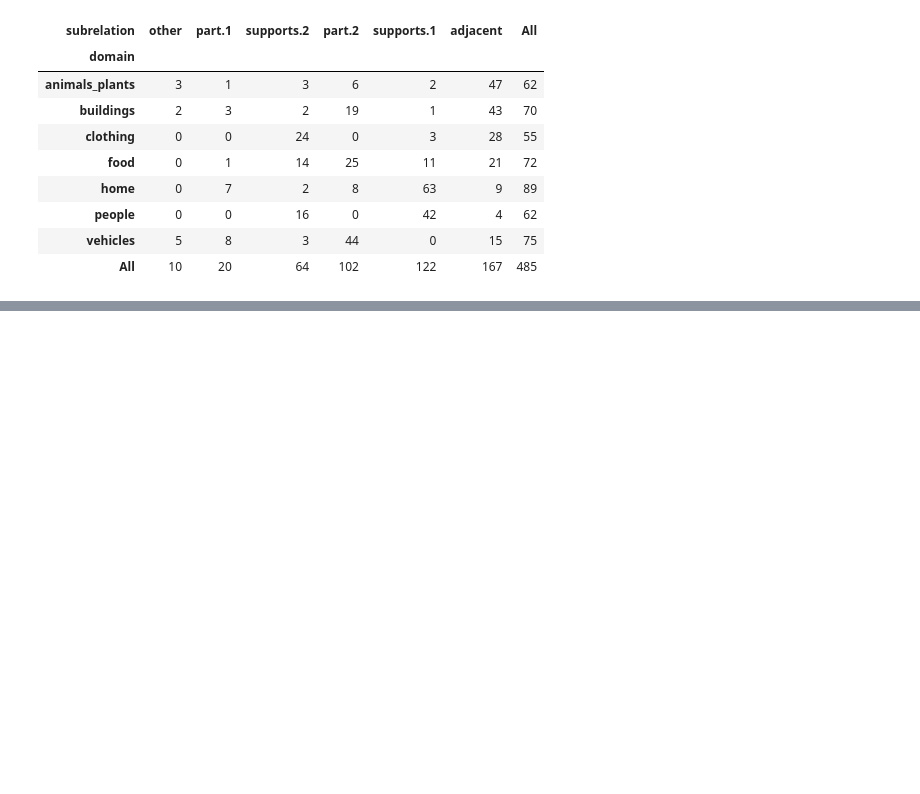
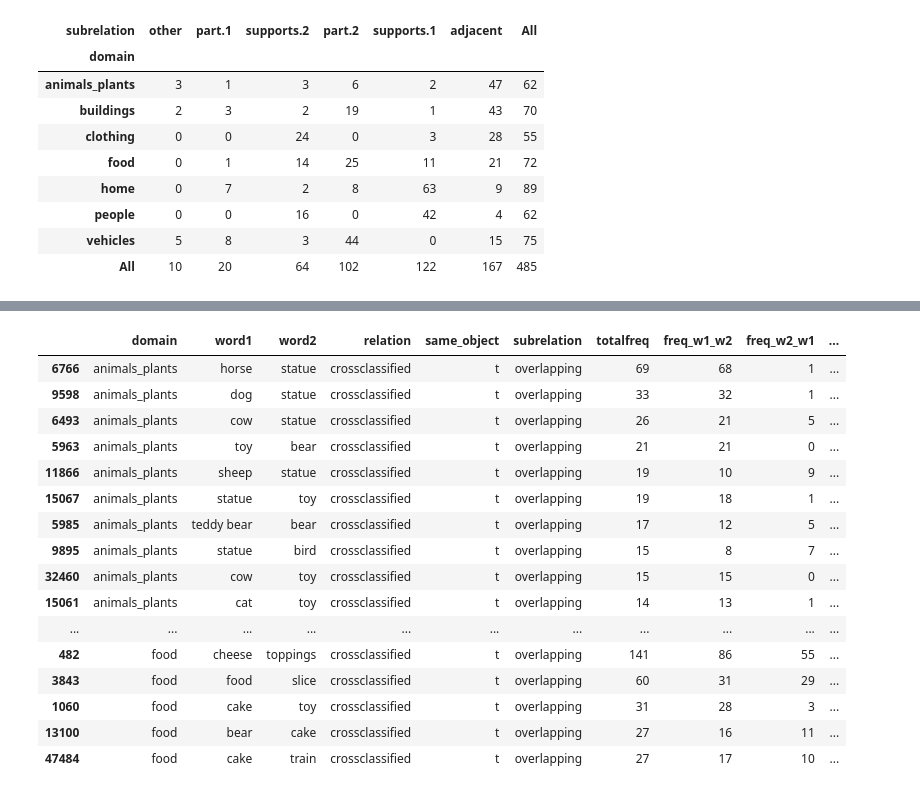
Before and after one commit to sinazarriess/many_names_collection, a Jupyter notebook: analysis/explore.ipynb, the cells around one changed output, grey strips where cells are left out. Saved outputs shown, nothing was run; the diff lists cells and outputs as text; code cells hidden in the pictures; blank space fills up the shorter version.

```diff
--- a/analysis/explore.ipynb
+++ b/analysis/explore.ipynb
@@ -177,0 +171,20 @@ other
+# %%
+t[t.subrelation=="overlapping"]
+# %% [output]
+|  | domain | word1 | word2 | relation | same_object | subrelation | totalfreq | freq_w1_w2 | freq_w2_w1 | ... |
+| 6766 | animals_plants | horse | statue | crossclassified | t | overlapping | 69 | 68 | 1 | ... |
+| 9598 | animals_plants | dog | statue | crossclassified | t | overlapping | 33 | 32 | 1 | ... |
+| 6493 | animals_plants | cow | statue | crossclassified | t | overlapping | 26 | 21 | 5 | ... |
+| 5963 | animals_plants | toy | bear | crossclassified | t | overlapping | 21 | 21 | 0 | ... |
+| 11866 | animals_plants | sheep | statue | crossclassified | t | overlapping | 19 | 10 | 9 | ... |
+| 15067 | animals_plants | statue | toy | crossclassified | t | overlapping | 19 | 18 | 1 | ... |
+| 5985 | animals_plants | teddy bear | bear | crossclassified | t | overlapping | 17 | 12 | 5 | ... |
+| 9895 | animals_plants | statue | bird | crossclassified | t | overlapping | 15 | 8 | 7 | ... |
+| 32460 | animals_plants | cow | toy | crossclassified | t | overlapping | 15 | 15 | 0 | ... |
+| 15061 | animals_plants | cat | toy | crossclassified | t | overlapping | 14 | 13 | 1 | ... |
+| ... | ... | ... | ... | ... | ... | ... | ... | ... | ... | ... |
+| 482 | food | cheese | toppings | crossclassified | t | overlapping | 141 | 86 | 55 | ... |
+| 3843 | food | food | slice | crossclassified | t | overlapping | 60 | 31 | 29 | ... |
+| 1060 | food | cake | toy | crossclassified | t | overlapping | 31 | 28 | 3 | ... |
+| 13100 | food | bear | cake | crossclassified | t | overlapping | 27 | 16 | 11 | ... |
+| 47484 | food | cake | train | crossclassified | t | overlapping | 27 | 17 | 10 | ... |
```
Also changed, not shown: parts of 8 cells of this notebook, 26 other files.
